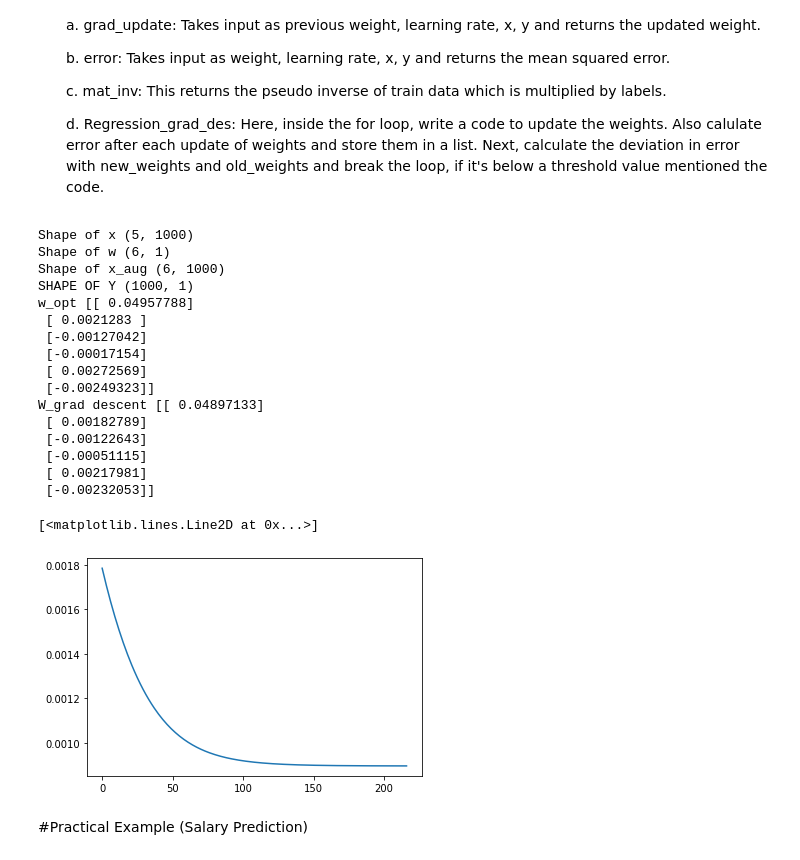
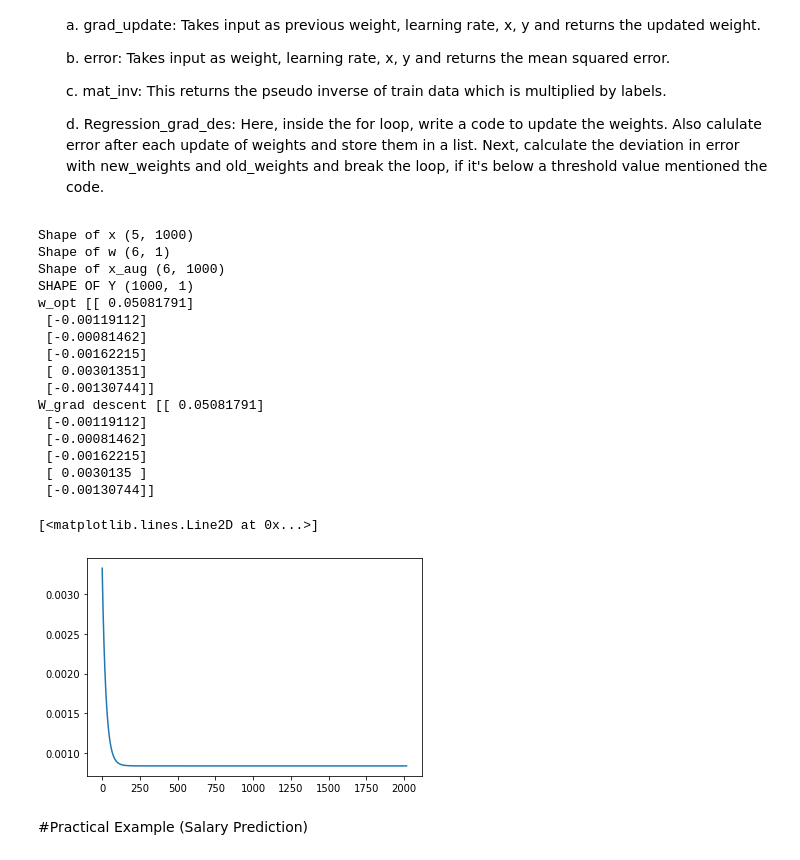
Before and after one commit to azrael05/PRML-Lab, a Jupyter notebook: Lab 05/Lab_5_Regression.ipynb, the cells around one changed output. Saved outputs shown, nothing was run; the diff lists cells and outputs as text; code cells hidden in the pictures.

```diff
--- a/Lab 05/Lab_5_Regression.ipynb
+++ b/Lab 05/Lab_5_Regression.ipynb
@@ -156,17 +156,14 @@ Optimal Value of w1 is:- 1.0780780780780779
 
 
 w0=10
-start_number=-5
-end_number=7
-size_of_search_space=1000
-learning_rate=1
-w1=6
+learning_rate=2.5
+w1=-4
 
 
 #code
 w1_vector=[]
 error_vector_gd=[]
-while True:
+while i in range(10):
     w1_vector.append(w1)
     y_pred=line(w0=w0,w1=w1,x_points=x_points)
     error=error_calc(y_pred=y_pred,y_actual=y_cor)
@@ -509,9 +503,11 @@ class regression:
         return w
 
     def error(self,w,y,x):
-        mat=(y-np.matmul(x.T,w))**2
-        sum_of_mat=np.sum(mat)
-        err=sum_of_mat**0.5/mat.shape[0]
+        # mat=(y-np.matmul(x.T,w))**2
+        # sum_of_mat=np.sum(mat)
+        # err=sum_of_mat**0.5/mat.shape[0]
+        from sklearn.metrics import mean_squared_error
+        err=mean_squared_error(y,np.matmul(x.T,w))
         return err# write code here
 
     def mat_inv(self,y,x_aug):
@@ -520,20 +516,22 @@ class regression:
     # By Gradien descent
 
     def Regression_grad_des(self,x,y,lr):
+
         w_old=np.zeros((x.shape[0],1))
+
+
         err=[]
         # w_old=np.random.random_integers(size=(x.shape[0],1),low=-10,high=10)
-        for i in range(10000):
+        while(1):
             w=self.grad_update(w_old=w_old,lr=lr,y=y,x=x)
             err.append(self.error(w,y,x))
             dev=np.abs(self.error(w,y,x)-self.error(w_old,y,x))
-            if dev<=10**-8:
+            if dev<=10**-1000:
                 w_old=w
                 break
             w_old=w
         # err=self.error(w_pred,y,x)
         return w_old,err
-
 
 #############################################################################
 # Generation of data
@@ -551,46 +549,46 @@ x_aug = np.r_[np.ones((1,x.shape[1])),x]## Write your code here (Augment the dat
 print("Shape of x_aug",x_aug.shape)
 
 y=x_aug.T @ w  # vector multiplication
 print("SHAPE OF Y",y.shape)
 
 ## Corrupt the input by adding noise
 noise=np.random.uniform(0,1,y.shape)
 y=y+0.1*noise
 
 ### The data (x_aug and y) is generated ###
 
 #############################################################################
 
 # By Computation (Normal Equation)
 reg = regression()
 w_opt=reg.mat_inv(y,x_aug)
 print("w_opt",w_opt)
 
 # By Gradien descent
 lr=0.01
 w_pred,err=reg.Regression_grad_des(x_aug,y,lr)
 # print(w_pred)
 print("W_grad descent",w_pred)
 plt.plot(err)
 # %% [output]
 Shape of x (5, 1000)
 Shape of w (6, 1)
 Shape of x_aug (6, 1000)
 SHAPE OF Y (1000, 1)
-w_opt [[ 0.04957788]
- [ 0.0021283 ]
- [-0.00127042]
- [-0.00017154]
- [ 0.00272569]
- [-0.00249323]]
-W_grad descent [[ 0.04897133]
- [ 0.00182789]
- [-0.00122643]
- [-0.00051115]
- [ 0.00217981]
- [-0.00232053]]
+w_opt [[ 0.05081791]
+ [-0.00119112]
+ [-0.00081462]
+ [-0.00162215]
+ [ 0.00301351]
+ [-0.00130744]]
+W_grad descent [[ 0.05081791]
+ [-0.00119112]
+ [-0.00081462]
+ [-0.00162215]
+ [ 0.0030135 ]
+ [-0.00130744]]
 [<matplotlib.lines.Line2D at 0x...>]
-[figure, old version]
+[figure, new version]
 # %% [markdown]
 #Practical Example (Salary Prediction)
 # %% [markdown]
```
Also changed, not shown: parts of 8 cells of this notebook, 3 other files.
